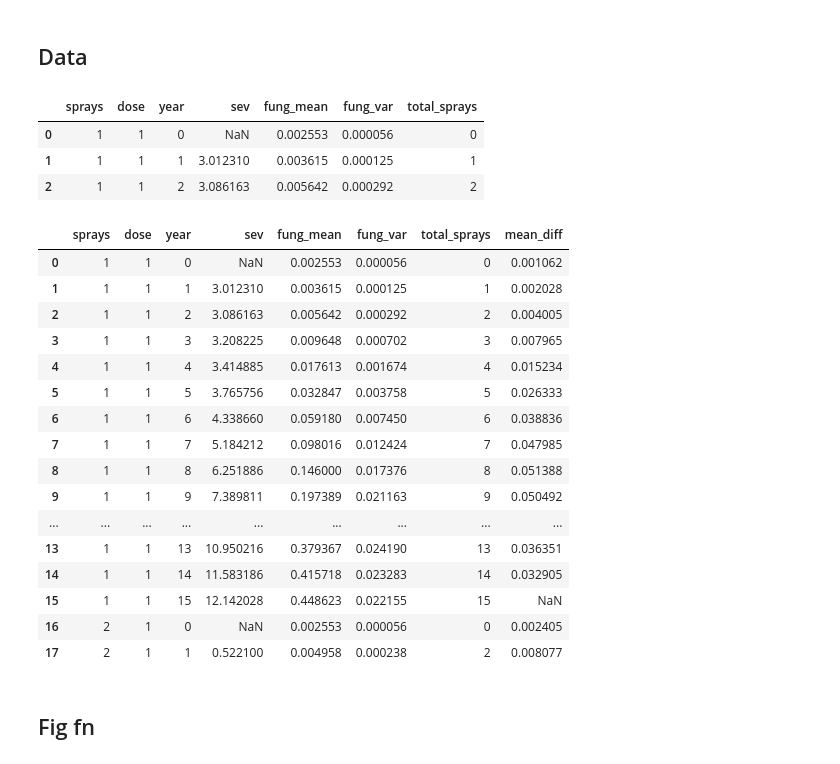
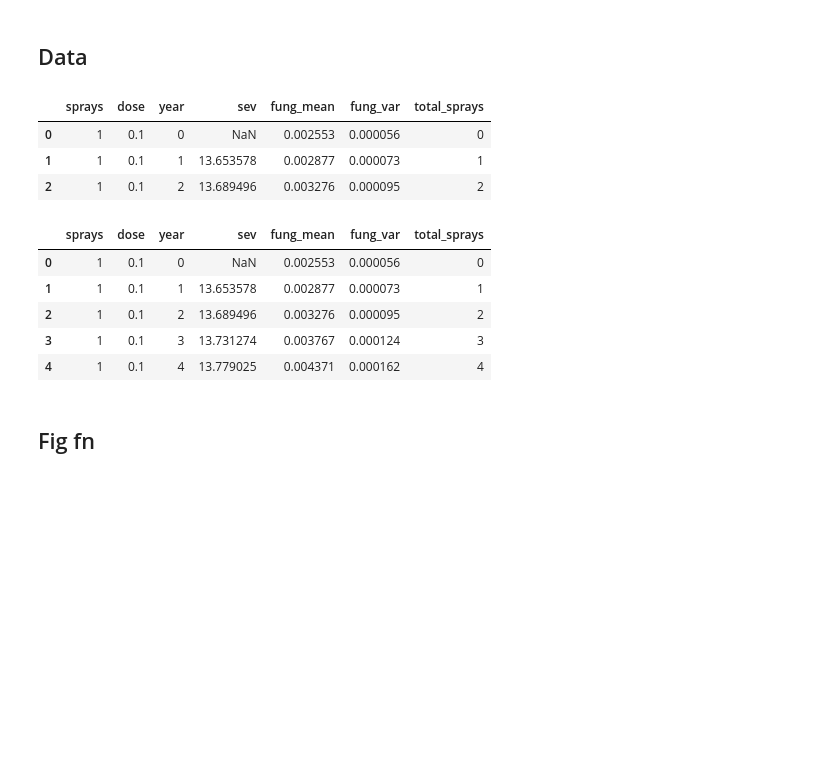
Before and after one commit to nt409/quant-res-doses, a Jupyter notebook: notebooks/101_fig1.ipynb, the cells around one changed output. Cells and saved outputs as stored; diff of their text form; code cells hidden in the pictures; blank space fills up the shorter version.

```diff
--- a/notebooks/101_fig1.ipynb
+++ b/notebooks/101_fig1.ipynb
@@ -61,55 +62,47 @@ COLZ = sns.color_palette('muted').as_hex()
 ## Data
 # %%
 df_in = (
-    # pd.read_csv('../outputs/combined/fig1_no_dec_hg2.csv')
-    # pd.read_csv('../outputs/combined/fig1_d240_hg95.csv')
-    # pd.read_csv('../outputs/combined/fig1_dhg.csv')
-    # pd.read_csv('../outputs/combined/fig1_no_dd_hg_dc.csv')
-    # pd.read_csv('../outputs/combined/fig1_mutation_zero.csv')
-    pd.read_csv('../outputs/combined/fig1_500_50.csv')
+    # pd.read_csv('../outputs/combined/fig1/no_dec_hg2.csv')
+    # pd.read_csv('../outputs/combined/fig1/d240_hg95.csv')
+    # pd.read_csv('../outputs/combined/fig1/dhg.csv')
+    # pd.read_csv('../outputs/combined/fig1/no_dd_hg_dc.csv')
+    # pd.read_csv('../outputs/combined/fig1/mutation_zero.csv')
+    pd.read_csv('../outputs/combined/fig1/500_50.csv')
     .assign(total_sprays = lambda df: df.sprays * df.year)
 )
 
 df_in.head(3)
 # %% [output]
 |  | sprays | dose | year | sev | fung_mean | fung_var | total_sprays |
-| 0 | 1 | 1 | 0 | NaN | 0.002553 | 0.000056 | 0 |
-| 1 | 1 | 1 | 1 | 3.012310 | 0.003615 | 0.000125 | 1 |
-| 2 | 1 | 1 | 2 | 3.086163 | 0.005642 | 0.000292 | 2 |
+| 0 | 1 | 0.1 | 0 | NaN | 0.002553 | 0.000056 | 0 |
+| 1 | 1 | 0.1 | 1 | 13.653578 | 0.002877 | 0.000073 | 1 |
+| 2 | 1 | 0.1 | 2 | 13.689496 | 0.003276 | 0.000095 | 2 |
 # %%
-df_use = (
-    df_in
-    .join(
-    (
-        df_in
-        .groupby(['sprays', 'dose'])
-        .diff()
-        .loc[:, ['fung_mean']]
-        .shift(-1)
-        .rename(columns = {'fung_mean': 'mean_diff'})
-    )
-    )
-)
+# TO ADD DIFFERENCE IN FUNG MEAN:
+# df_use = (
+#     df_in
+#     .join(
+#     (
+#         df_in
+#         .groupby(['sprays', 'dose'])
+#         .diff()
+#         .loc[:, ['fung_mean']]
+#         .shift(-1)
+#         .rename(columns = {'fung_mean': 'mean_diff'})
+#     )
+#     )
+# )
+# df_use.head(18)
 
-df_use.head(18)
+df_use = df_in
+df_use.head()
 # %% [output]
-|  | sprays | dose | year | sev | fung_mean | fung_var | total_sprays | mean_diff |
-| 0 | 1 | 1 | 0 | NaN | 0.002553 | 0.000056 | 0 | 0.001062 |
-| 1 | 1 | 1 | 1 | 3.012310 | 0.003615 | 0.000125 | 1 | 0.002028 |
-| 2 | 1 | 1 | 2 | 3.086163 | 0.005642 | 0.000292 | 2 | 0.004005 |
-| 3 | 1 | 1 | 3 | 3.208225 | 0.009648 | 0.000702 | 3 | 0.007965 |
-| 4 | 1 | 1 | 4 | 3.414885 | 0.017613 | 0.001674 | 4 | 0.015234 |
-| 5 | 1 | 1 | 5 | 3.765756 | 0.032847 | 0.003758 | 5 | 0.026333 |
-| 6 | 1 | 1 | 6 | 4.338660 | 0.059180 | 0.007450 | 6 | 0.038836 |
-| 7 | 1 | 1 | 7 | 5.184212 | 0.098016 | 0.012424 | 7 | 0.047985 |
-| 8 | 1 | 1 | 8 | 6.251886 | 0.146000 | 0.017376 | 8 | 0.051388 |
-| 9 | 1 | 1 | 9 | 7.389811 | 0.197389 | 0.021163 | 9 | 0.050492 |
-| ... | ... | ... | ... | ... | ... | ... | ... | ... |
-| 13 | 1 | 1 | 13 | 10.950216 | 0.379367 | 0.024190 | 13 | 0.036351 |
-| 14 | 1 | 1 | 14 | 11.583186 | 0.415718 | 0.023283 | 14 | 0.032905 |
-| 15 | 1 | 1 | 15 | 12.142028 | 0.448623 | 0.022155 | 15 | NaN |
-| 16 | 2 | 1 | 0 | NaN | 0.002553 | 0.000056 | 0 | 0.002405 |
-| 17 | 2 | 1 | 1 | 0.522100 | 0.004958 | 0.000238 | 2 | 0.008077 |
+|  | sprays | dose | year | sev | fung_mean | fung_var | total_sprays |
+| 0 | 1 | 0.1 | 0 | NaN | 0.002553 | 0.000056 | 0 |
+| 1 | 1 | 0.1 | 1 | 13.653578 | 0.002877 | 0.000073 | 1 |
+| 2 | 1 | 0.1 | 2 | 13.689496 | 0.003276 | 0.000095 | 2 |
+| 3 | 1 | 0.1 | 3 | 13.731274 | 0.003767 | 0.000124 | 3 |
+| 4 | 1 | 0.1 | 4 | 13.779025 | 0.004371 | 0.000162 | 4 |
 # %% [markdown]
 ## Fig fn
 # %%
```
Also changed, not shown: parts of 28 cells of this notebook, 2 other files.
